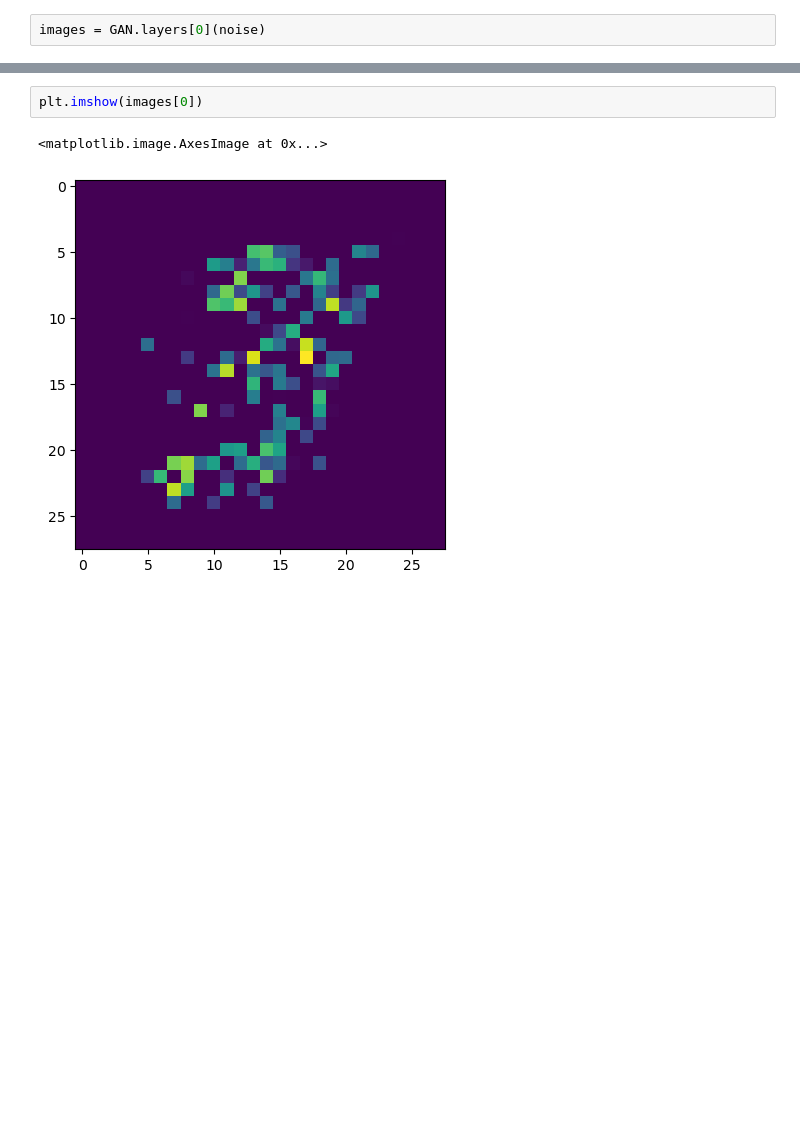
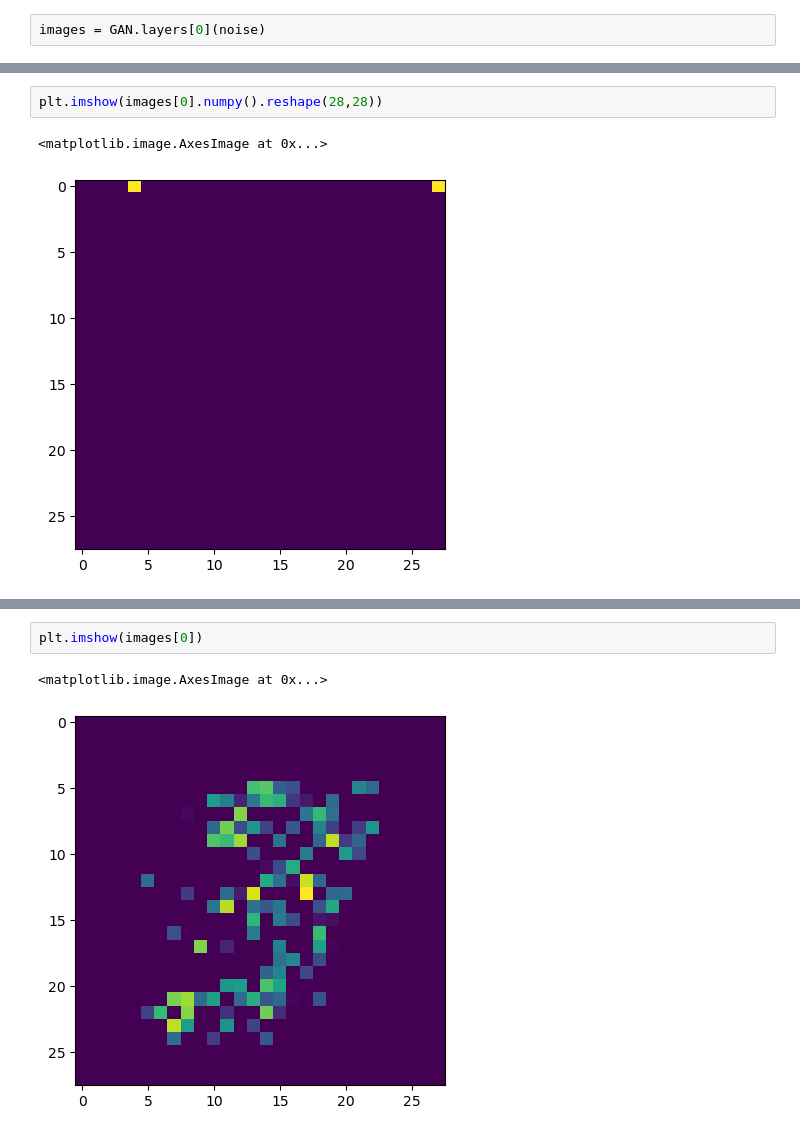
Before and after one commit to mihirsaurkar/ML-apps, a Jupyter notebook: TF DCGAN.ipynb, the cells around one changed output, grey strips where cells are left out. Cells and saved outputs as stored; diff of their text form; blank space fills up the shorter version.

```diff
--- a/TF DCGAN.ipynb
+++ b/TF DCGAN.ipynb
@@ -212,3 +268,8 @@ TensorShape([10, 28, 28])
+# %%
+plt.imshow(images[0].numpy().reshape(28,28))
+# %% [output]
+<matplotlib.image.AxesImage at 0x...>
+[figure, added]
 # %%
 for i in images:
     plt.imshow(i)
```
Also changed, not shown: parts of 14 cells of this notebook, 4 other files.
